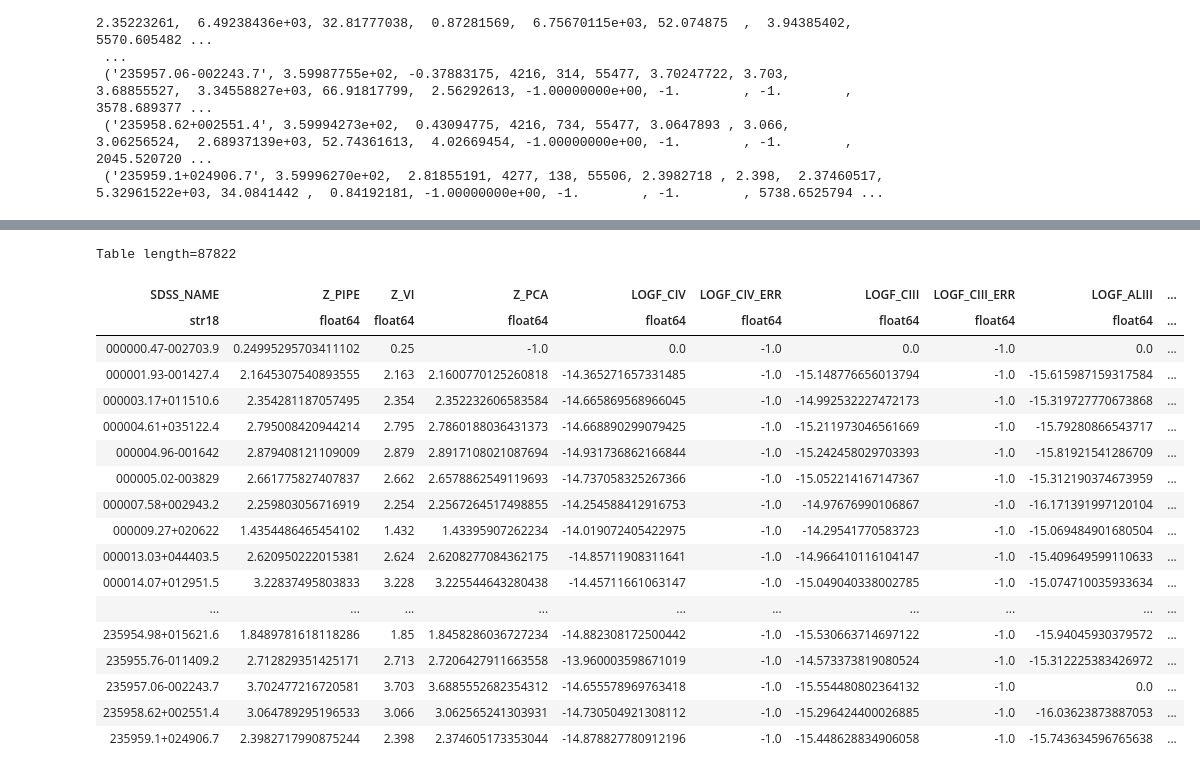
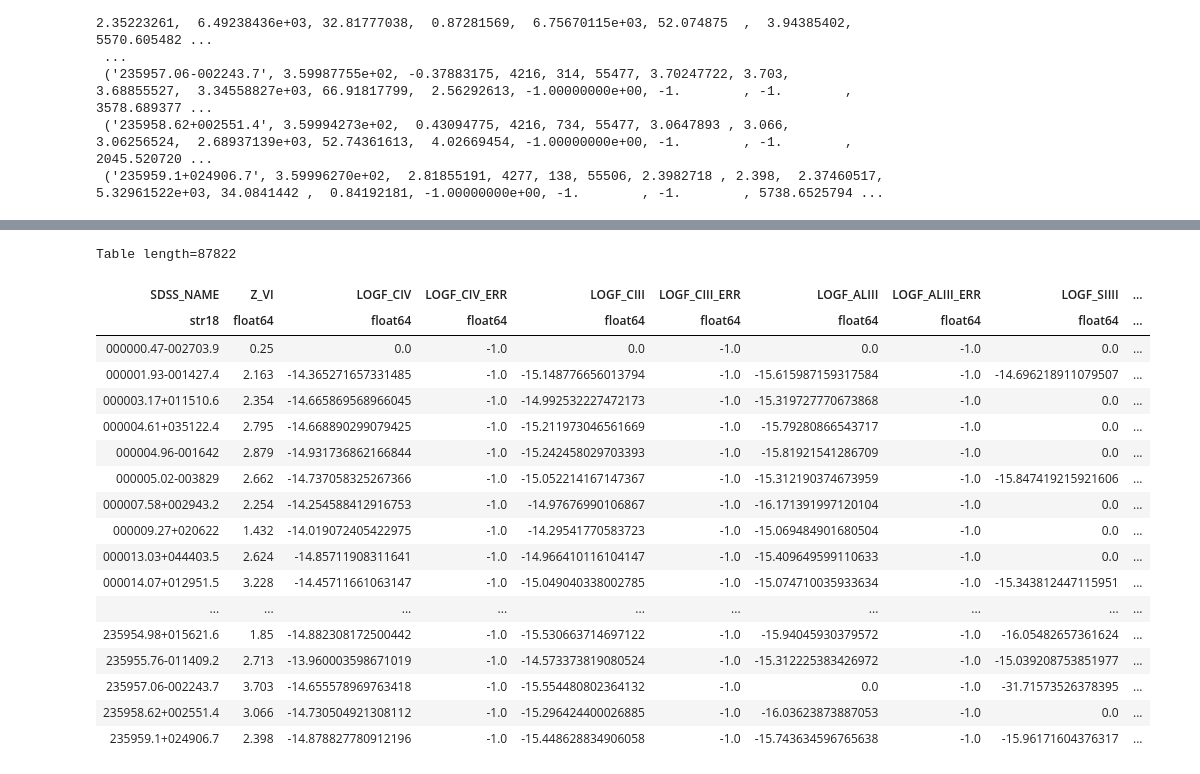
Before and after one commit to astrodatos/proyecto_aape, a Jupyter notebook: proyecto_AAPE.ipynb, the cells around one changed output, grey strips where cells are left out. Saved outputs shown, nothing was run; the diff lists cells and outputs as text; code cells hidden in the pictures.

```diff
--- a/proyecto_AAPE.ipynb
+++ b/proyecto_AAPE.ipynb
@@ -64,33 +67,33 @@ table.colnames
 # %%
-QuasarTable= table['SDSS_NAME', 'Z_PIPE','Z_VI','Z_PCA','LOGF_CIV','LOGF_CIV_ERR',
+QuasarTable= table['SDSS_NAME','Z_VI', 'LOGF_CIV','LOGF_CIV_ERR',
                    'LOGF_CIII','LOGF_CIII_ERR','LOGF_ALIII','LOGF_ALIII_ERR',
                    'LOGF_SIIII','LOGF_SIIII_ERR','LOGF_MGII','LOGF_MGII_ERR',
                    'LOGF_BROAD_HB','LOGF_BROAD_HB_ERR','LOGF_NARROW_HB',
                    'LOGF_NARROW_HB_ERR','LOGF_OIII_5007','LOGF_OIII_5007_ERR',
                    'LOGF1350','LOGF1350_ERR','LOGF3000','LOGF3000_ERR','LOGF5100',
                    'LOGF5100_ERR']
 QuasarTable['class']='QUASAR'
 QuasarTable
 # %% [output]
 Table length=87822
-| SDSS_NAME | Z_PIPE | Z_VI | Z_PCA | LOGF_CIV | LOGF_CIV_ERR | LOGF_CIII | LOGF_CIII_ERR | LOGF_ALIII | ... |
+| SDSS_NAME | Z_VI | LOGF_CIV | LOGF_CIV_ERR | LOGF_CIII | LOGF_CIII_ERR | LOGF_ALIII | LOGF_ALIII_ERR | LOGF_SIIII | ... |
 | str18 | float64 | float64 | float64 | float64 | float64 | float64 | float64 | float64 | ... |
-| 000000.47-002703.9 | 0.24995295703411102 | 0.25 | -1.0 | 0.0 | -1.0 | 0.0 | -1.0 | 0.0 | ... |
-| 000001.93-001427.4 | 2.1645307540893555 | 2.163 | 2.1600770125260818 | -14.365271657331485 | -1.0 | -15.148776656013794 | -1.0 | -15.615987159317584 | ... |
-| 000003.17+011510.6 | 2.354281187057495 | 2.354 | 2.352232606583584 | -14.665869568966045 | -1.0 | -14.992532227472173 | -1.0 | -15.319727770673868 | ... |
-| 000004.61+035122.4 | 2.795008420944214 | 2.795 | 2.7860188036431373 | -14.668890299079425 | -1.0 | -15.211973046561669 | -1.0 | -15.79280866543717 | ... |
-| 000004.96-001642 | 2.879408121109009 | 2.879 | 2.8917108021087694 | -14.931736862166844 | -1.0 | -15.242458029703393 | -1.0 | -15.81921541286709 | ... |
-| 000005.02-003829 | 2.661775827407837 | 2.662 | 2.6578862549119693 | -14.737058325267366 | -1.0 | -15.052214167147367 | -1.0 | -15.312190374673959 | ... |
-| 000007.58+002943.2 | 2.259803056716919 | 2.254 | 2.2567264517498855 | -14.254588412916753 | -1.0 | -14.97676990106867 | -1.0 | -16.171391997120104 | ... |
-| 000009.27+020622 | 1.4354486465454102 | 1.432 | 1.43395907262234 | -14.019072405422975 | -1.0 | -14.29541770583723 | -1.0 | -15.069484901680504 | ... |
-| 000013.03+044403.5 | 2.620950222015381 | 2.624 | 2.6208277084362175 | -14.85711908311641 | -1.0 | -14.966410116104147 | -1.0 | -15.409649599110633 | ... |
-| 000014.07+012951.5 | 3.22837495803833 | 3.228 | 3.225544643280438 | -14.45711661063147 | -1.0 | -15.049040338002785 | -1.0 | -15.074710035933634 | ... |
+| 000000.47-002703.9 | 0.25 | 0.0 | -1.0 | 0.0 | -1.0 | 0.0 | -1.0 | 0.0 | ... |
+| 000001.93-001427.4 | 2.163 | -14.365271657331485 | -1.0 | -15.148776656013794 | -1.0 | -15.615987159317584 | -1.0 | -14.696218911079507 | ... |
+| 000003.17+011510.6 | 2.354 | -14.665869568966045 | -1.0 | -14.992532227472173 | -1.0 | -15.319727770673868 | -1.0 | 0.0 | ... |
+| 000004.61+035122.4 | 2.795 | -14.668890299079425 | -1.0 | -15.211973046561669 | -1.0 | -15.79280866543717 | -1.0 | 0.0 | ... |
+| 000004.96-001642 | 2.879 | -14.931736862166844 | -1.0 | -15.242458029703393 | -1.0 | -15.81921541286709 | -1.0 | 0.0 | ... |
+| 000005.02-003829 | 2.662 | -14.737058325267366 | -1.0 | -15.052214167147367 | -1.0 | -15.312190374673959 | -1.0 | -15.847419215921606 | ... |
+| 000007.58+002943.2 | 2.254 | -14.254588412916753 | -1.0 | -14.97676990106867 | -1.0 | -16.171391997120104 | -1.0 | 0.0 | ... |
+| 000009.27+020622 | 1.432 | -14.019072405422975 | -1.0 | -14.29541770583723 | -1.0 | -15.069484901680504 | -1.0 | 0.0 | ... |
+| 000013.03+044403.5 | 2.624 | -14.85711908311641 | -1.0 | -14.966410116104147 | -1.0 | -15.409649599110633 | -1.0 | 0.0 | ... |
+| 000014.07+012951.5 | 3.228 | -14.45711661063147 | -1.0 | -15.049040338002785 | -1.0 | -15.074710035933634 | -1.0 | -15.343812447115951 | ... |
 | ... | ... | ... | ... | ... | ... | ... | ... | ... | ... |
-| 235954.98+015621.6 | 1.8489781618118286 | 1.85 | 1.8458286036727234 | -14.882308172500442 | -1.0 | -15.530663714697122 | -1.0 | -15.94045930379572 | ... |
-| 235955.76-011409.2 | 2.712829351425171 | 2.713 | 2.7206427911663558 | -13.960003598671019 | -1.0 | -14.573373819080524 | -1.0 | -15.312225383426972 | ... |
-| 235957.06-002243.7 | 3.702477216720581 | 3.703 | 3.6885552682354312 | -14.655578969763418 | -1.0 | -15.554480802364132 | -1.0 | 0.0 | ... |
-| 235958.62+002551.4 | 3.064789295196533 | 3.066 | 3.062565241303931 | -14.730504921308112 | -1.0 | -15.296424400026885 | -1.0 | -16.03623873887053 | ... |
-| 235959.1+024906.7 | 2.3982717990875244 | 2.398 | 2.374605173353044 | -14.878827780912196 | -1.0 | -15.448628834906058 | -1.0 | -15.743634596765638 | ... |
+| 235954.98+015621.6 | 1.85 | -14.882308172500442 | -1.0 | -15.530663714697122 | -1.0 | -15.94045930379572 | -1.0 | -16.05482657361624 | ... |
+| 235955.76-011409.2 | 2.713 | -13.960003598671019 | -1.0 | -14.573373819080524 | -1.0 | -15.312225383426972 | -1.0 | -15.039208753851977 | ... |
+| 235957.06-002243.7 | 3.703 | -14.655578969763418 | -1.0 | -15.554480802364132 | -1.0 | 0.0 | -1.0 | -31.71573526378395 | ... |
+| 235958.62+002551.4 | 3.066 | -14.730504921308112 | -1.0 | -15.296424400026885 | -1.0 | -16.03623873887053 | -1.0 | 0.0 | ... |
+| 235959.1+024906.7 | 2.398 | -14.878827780912196 | -1.0 | -15.448628834906058 | -1.0 | -15.743634596765638 | -1.0 | -15.96171604376317 | ... |
 # %%
 import seaborn as sns
 import matplotlib.pyplot as plt
```
Also changed, not shown: parts of 5 cells of this notebook.
